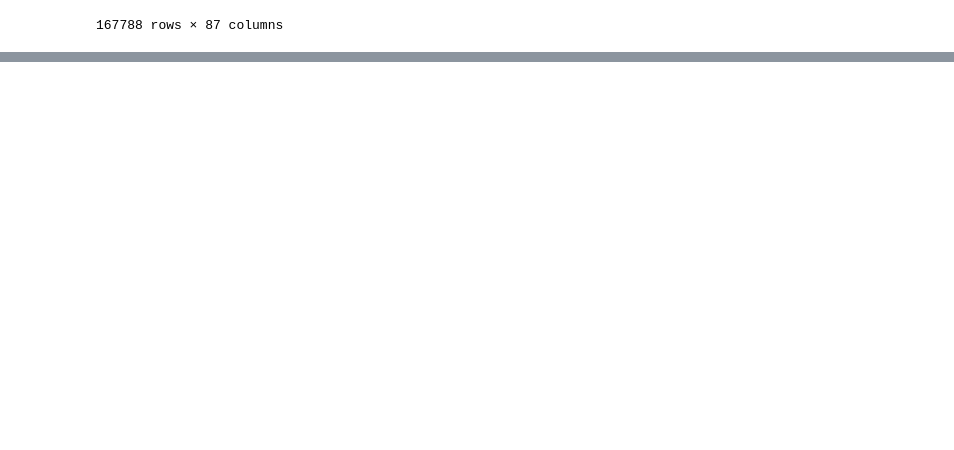
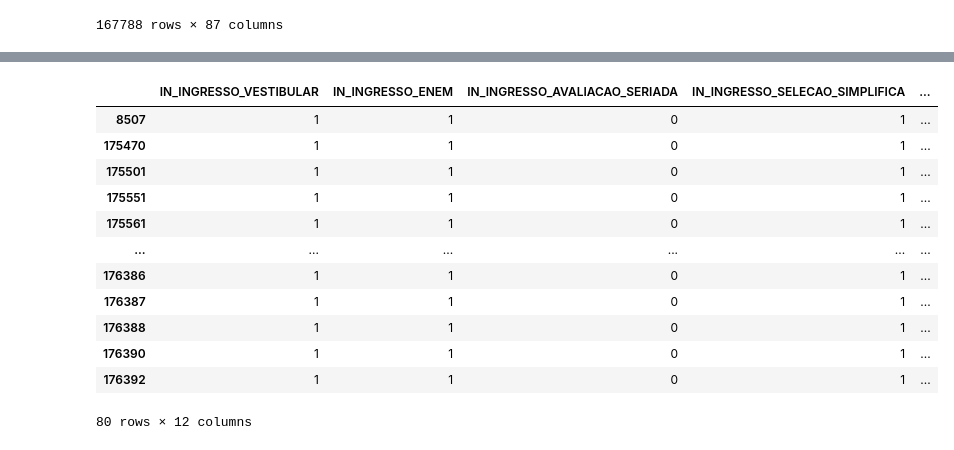
Before and after one commit to rafael-roldao/censo_es_2018_aluno, a Jupyter notebook: Censo do Ensino Superior 2018 - Alunos.ipynb, the cells around one changed output, grey strips where cells are left out. Saved outputs shown, nothing was run; the diff lists cells and outputs as text; code cells hidden in the pictures; blank space fills up the shorter version.

Commit message:
analyzing columns to melt

```diff
--- a/Censo do Ensino Superior 2018 - Alunos.ipynb
+++ b/Censo do Ensino Superior 2018 - Alunos.ipynb
@@ -539,0 +558,15 @@ medicina_df
+# %%
+list_ingresso = ['IN_INGRESSO_VESTIBULAR',
+                 'IN_INGRESSO_ENEM',
+                 'IN_INGRESSO_AVALIACAO_SERIADA',
+                 'IN_INGRESSO_SELECAO_SIMPLIFICA',
+                 'IN_INGRESSO_OUTRO_TIPO_SELECAO',
+                 'IN_INGRESSO_VAGA_REMANESC',
+                 'IN_INGRESSO_VAGA_PROG_ESPECIAL',
+                 'IN_INGRESSO_TRANSF_EXOFFICIO',
+                 'IN_INGRESSO_DECISAO_JUDICIAL',
+                 'IN_INGRESSO_CONVENIO_PECG',
+                 'IN_INGRESSO_EGRESSO',
+                 'IN_INGRESSO_OUTRA_FORMA']
+
+medicina_df['sum_ingresso'] = medicina_df[list_ingresso].sum(axis=1)
@@ -539,0 +585,16 @@ medicina_df
+# %%
+medicina_df[medicina_df['sum_ingresso'] == 3].iloc[:, np.r_[33:45]]
+# %% [output]
+|  | IN_INGRESSO_VESTIBULAR | IN_INGRESSO_ENEM | IN_INGRESSO_AVALIACAO_SERIADA | IN_INGRESSO_SELECAO_SIMPLIFICA | ... |
+| 8507 | 1 | 1 | 0 | 1 | ... |
+| 175470 | 1 | 1 | 0 | 1 | ... |
+| 175501 | 1 | 1 | 0 | 1 | ... |
+| 175551 | 1 | 1 | 0 | 1 | ... |
+| 175561 | 1 | 1 | 0 | 1 | ... |
+| ... | ... | ... | ... | ... | ... |
+| 176386 | 1 | 1 | 0 | 1 | ... |
+| 176387 | 1 | 1 | 0 | 1 | ... |
+| 176388 | 1 | 1 | 0 | 1 | ... |
+| 176390 | 1 | 1 | 0 | 1 | ... |
+| 176392 | 1 | 1 | 0 | 1 | ... |
+80 rows × 12 columns
```
Also changed, not shown: parts of 18 cells of this notebook, 1 other file.
